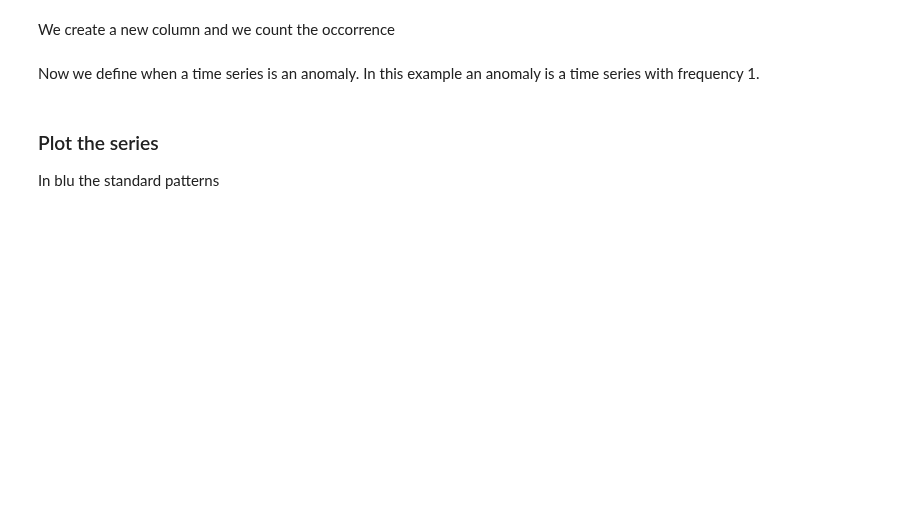
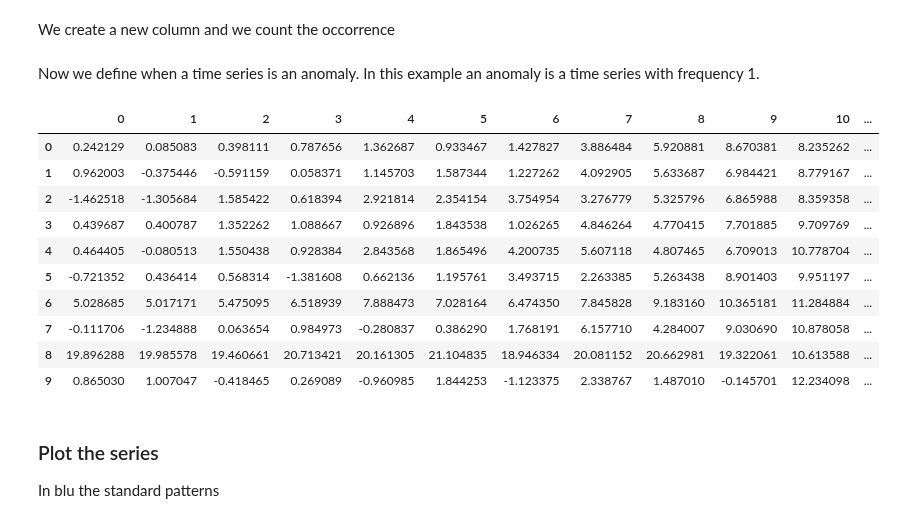
Before and after one commit to nickprock/pynuTS, a Jupyter notebook: demos/SAXEncoding_Demo.ipynb, the cells around one changed output. Drawn from its saved outputs; the diff is of its cells as text; code cells hidden in the pictures; blank space fills up the shorter version.

```diff
--- a/demos/SAXEncoding_Demo.ipynb
+++ b/demos/SAXEncoding_Demo.ipynb
@@ -128,3 +110,17 @@ X.loc[X['sax_strings'].isin(count.loc[count['sax_strings']==anomaly_limit, 'inde
+# %%
+anomayX
+# %% [output]
+|  | 0 | 1 | 2 | 3 | 4 | 5 | 6 | 7 | 8 | 9 | 10 | ... |
+| 0 | 0.242129 | 0.085083 | 0.398111 | 0.787656 | 1.362687 | 0.933467 | 1.427827 | 3.886484 | 5.920881 | 8.670381 | 8.235262 | ... |
+| 1 | 0.962003 | -0.375446 | -0.591159 | 0.058371 | 1.145703 | 1.587344 | 1.227262 | 4.092905 | 5.633687 | 6.984421 | 8.779167 | ... |
+| 2 | -1.462518 | -1.305684 | 1.585422 | 0.618394 | 2.921814 | 2.354154 | 3.754954 | 3.276779 | 5.325796 | 6.865988 | 8.359358 | ... |
+| 3 | 0.439687 | 0.400787 | 1.352262 | 1.088667 | 0.926896 | 1.843538 | 1.026265 | 4.846264 | 4.770415 | 7.701885 | 9.709769 | ... |
+| 4 | 0.464405 | -0.080513 | 1.550438 | 0.928384 | 2.843568 | 1.865496 | 4.200735 | 5.607118 | 4.807465 | 6.709013 | 10.778704 | ... |
+| 5 | -0.721352 | 0.436414 | 0.568314 | -1.381608 | 0.662136 | 1.195761 | 3.493715 | 2.263385 | 5.263438 | 8.901403 | 9.951197 | ... |
+| 6 | 5.028685 | 5.017171 | 5.475095 | 6.518939 | 7.888473 | 7.028164 | 6.474350 | 7.845828 | 9.183160 | 10.365181 | 11.284884 | ... |
+| 7 | -0.111706 | -1.234888 | 0.063654 | 0.984973 | -0.280837 | 0.386290 | 1.768191 | 6.157710 | 4.284007 | 9.030690 | 10.878058 | ... |
+| 8 | 19.896288 | 19.985578 | 19.460661 | 20.713421 | 20.161305 | 21.104835 | 18.946334 | 20.081152 | 20.662981 | 19.322061 | 10.613588 | ... |
+| 9 | 0.865030 | 1.007047 | -0.418465 | 0.269089 | -0.960985 | 1.844253 | -1.123375 | 2.338767 | 1.487010 | -0.145701 | 12.234098 | ... |
 # %% [markdown]
 ### Plot the series
 
```
Also changed, not shown: parts of 12 cells of this notebook.
